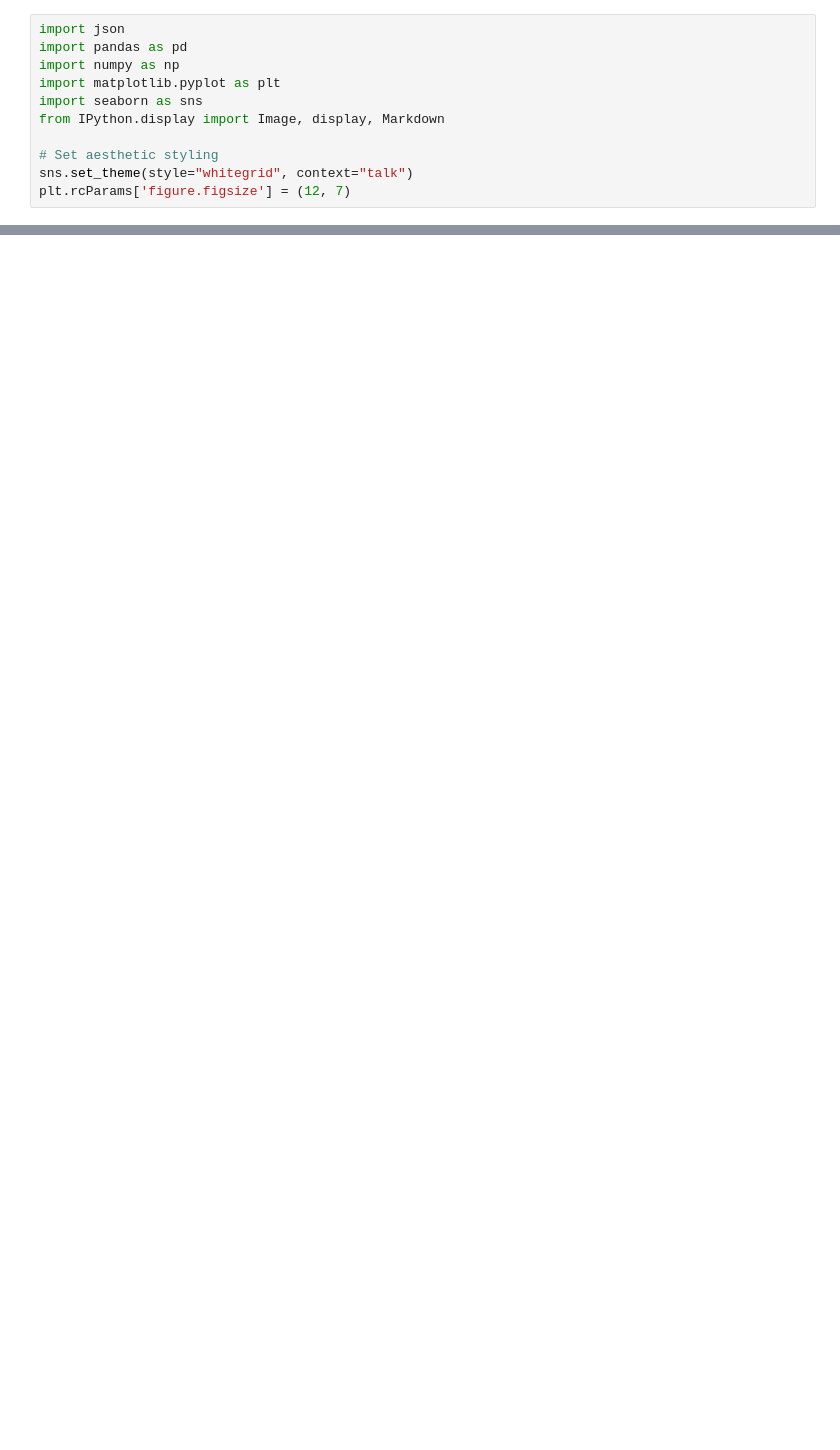
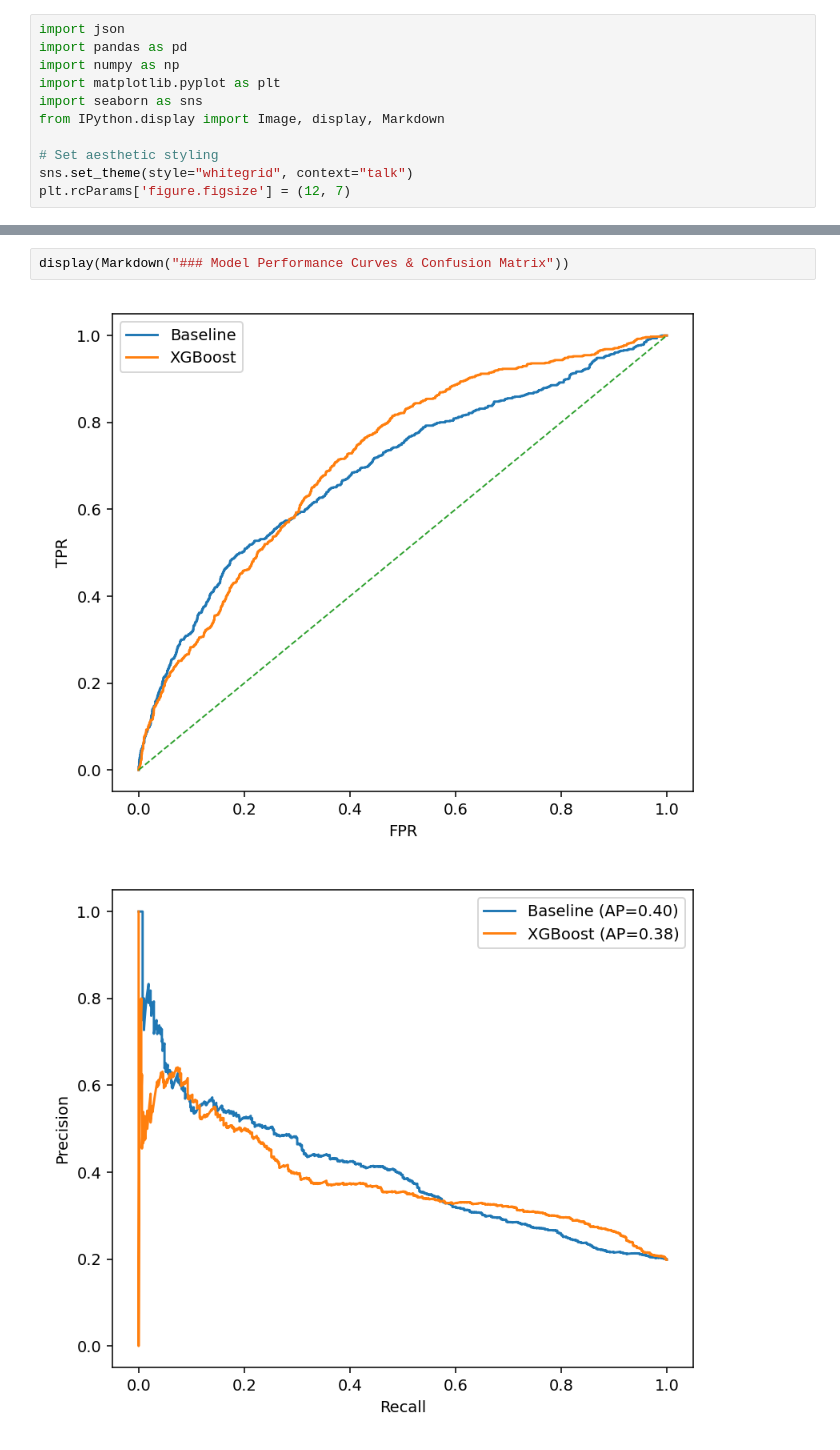
Before and after one commit to Ad1tyaRavi/iv-xgb, a Jupyter notebook: notebooks/IV_Spike_Predictor_Analysis.ipynb, the cells around one changed output, grey strips where cells are left out. Drawn from its saved outputs; the diff is of its cells as text; blank space fills up the shorter version.

Commit message:
docs: push pre-run notebook with embedded visualizations and re-ignore outputs

```diff
--- a/notebooks/IV_Spike_Predictor_Analysis.ipynb
+++ b/notebooks/IV_Spike_Predictor_Analysis.ipynb
@@ -100,0 +41,5 @@ The transition to a **Surface-Aware Architecture** has significantly improved th
+# %%
+display(Markdown("### Model Performance Curves & Confusion Matrix"))
+# %% [output]
+[figure, added]
+[figure, added]
```
Also changed, not shown: parts of 17 cells of this notebook, 11 other files.
